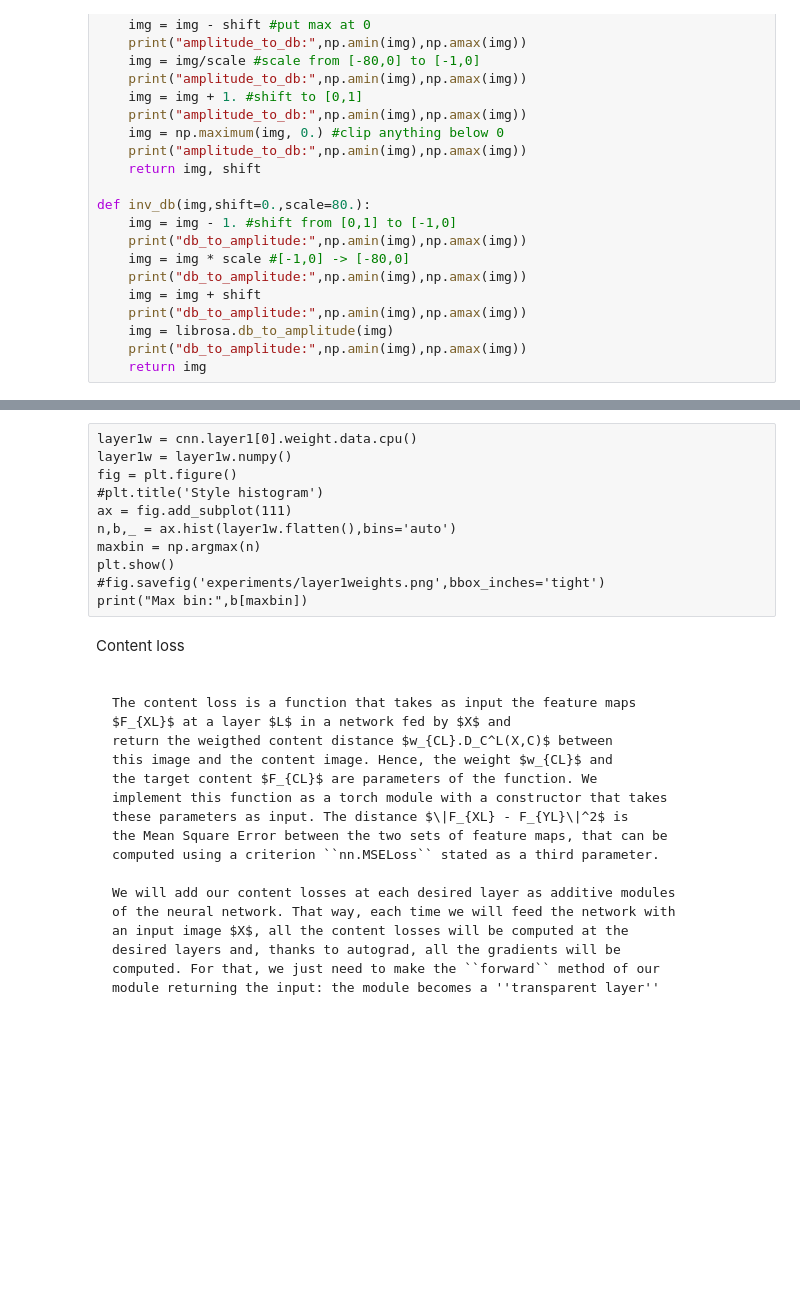
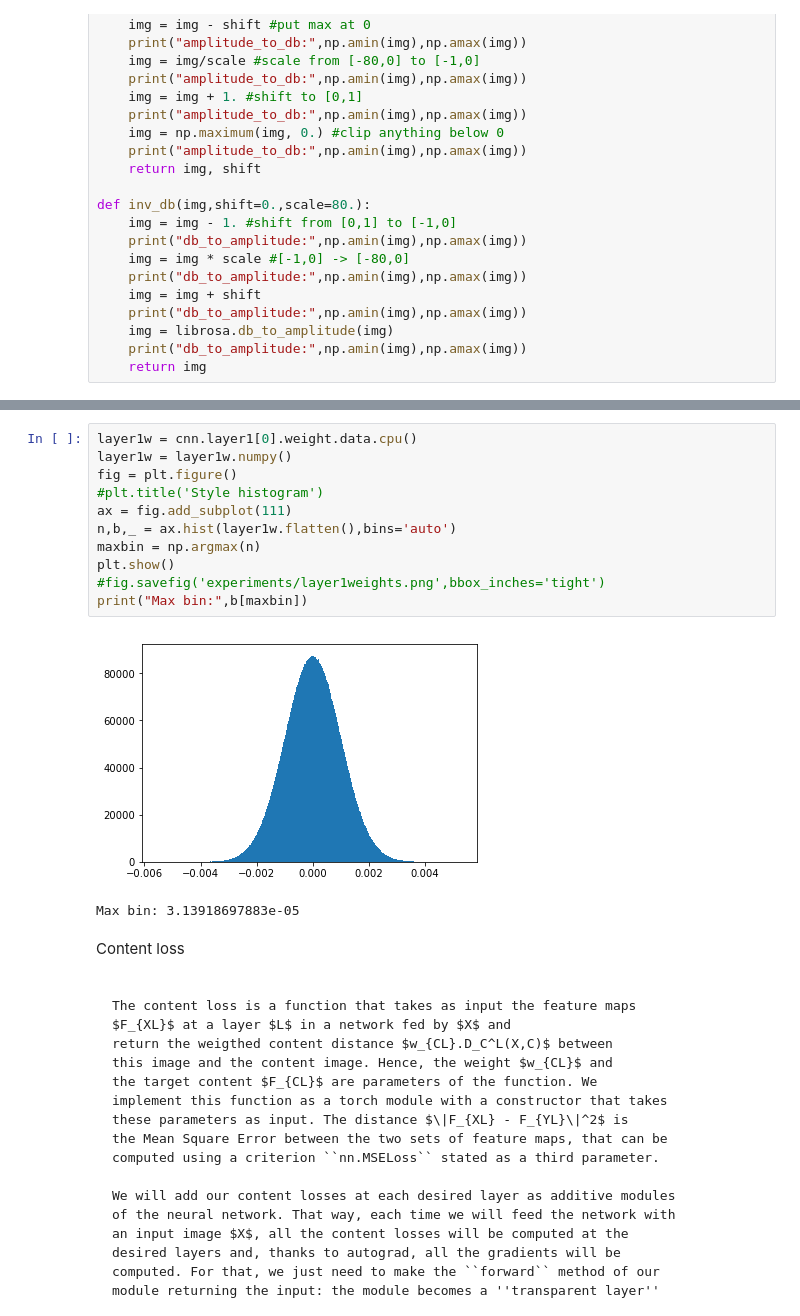
Before and after one commit to muhdhuz/Audio_NeuralStyle, a Jupyter notebook: neural_style_audio_pretrained.ipynb, the cells around one changed output, grey strips where cells are left out. Saved outputs shown, nothing was run; the diff lists cells and outputs as text; blank space fills up the shorter version.

```diff
--- a/neural_style_audio_pretrained.ipynb
+++ b/neural_style_audio_pretrained.ipynb
@@ -381,17 +374,20 @@ CNN (
   )
   (fc): Linear (217088 -> 50)
 )
-# %% [raw]
-layer1w = cnn.layer1[0].weight.data.cpu()
-layer1w = layer1w.numpy()
-fig = plt.figure()
-#plt.title('Style histogram')
-ax = fig.add_subplot(111)
-n,b,_ = ax.hist(layer1w.flatten(),bins='auto')
-maxbin = np.argmax(n)
-plt.show()
-#fig.savefig('experiments/layer1weights.png',bbox_inches='tight')
-print("Max bin:",b[maxbin])
+# %%
+layer1w = cnn.layer1[0].weight.data.cpu()
+layer1w = layer1w.numpy()
+fig = plt.figure()
+#plt.title('Style histogram')
+ax = fig.add_subplot(111)
+n,b,_ = ax.hist(layer1w.flatten(),bins='auto')
+maxbin = np.argmax(n)
+plt.show()
+#fig.savefig('experiments/layer1weights.png',bbox_inches='tight')
+print("Max bin:",b[maxbin])
+# %% [output]
+[figure, added]
+Max bin: 3.13918697883e-05
 # %% [markdown]
 Content loss
 ~~~~~~~~~~~~
```
Also changed, not shown: parts of 11 cells of this notebook, 1 other file.
